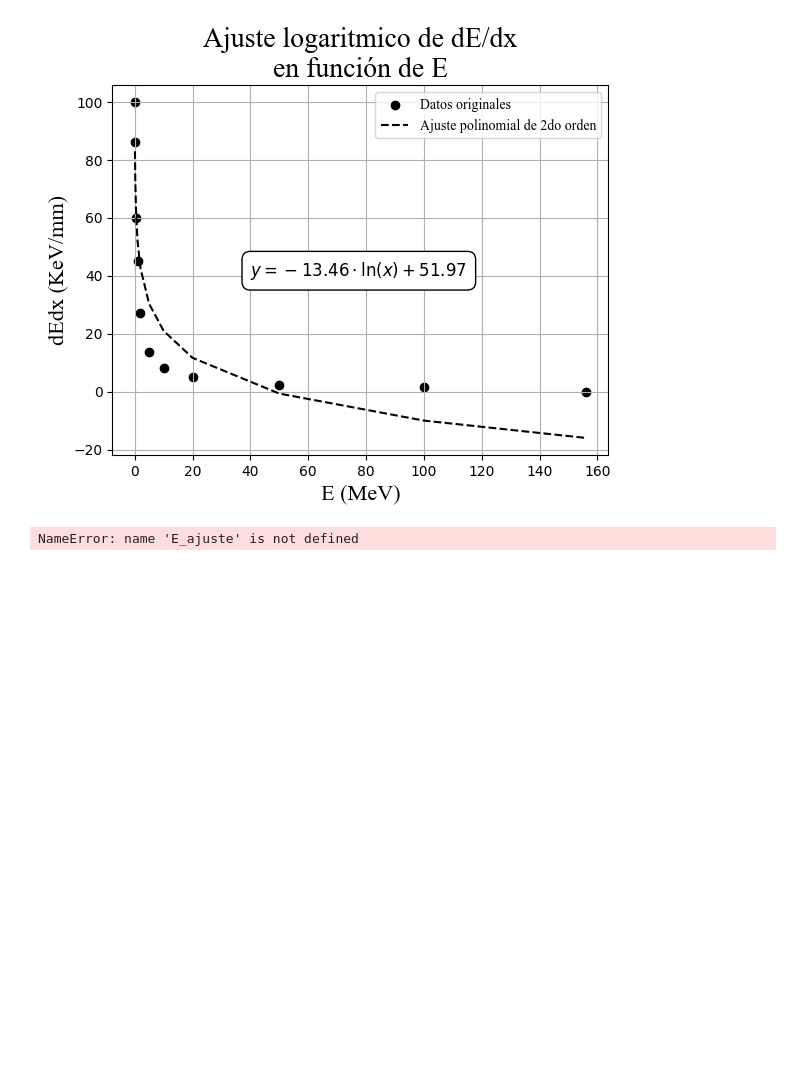
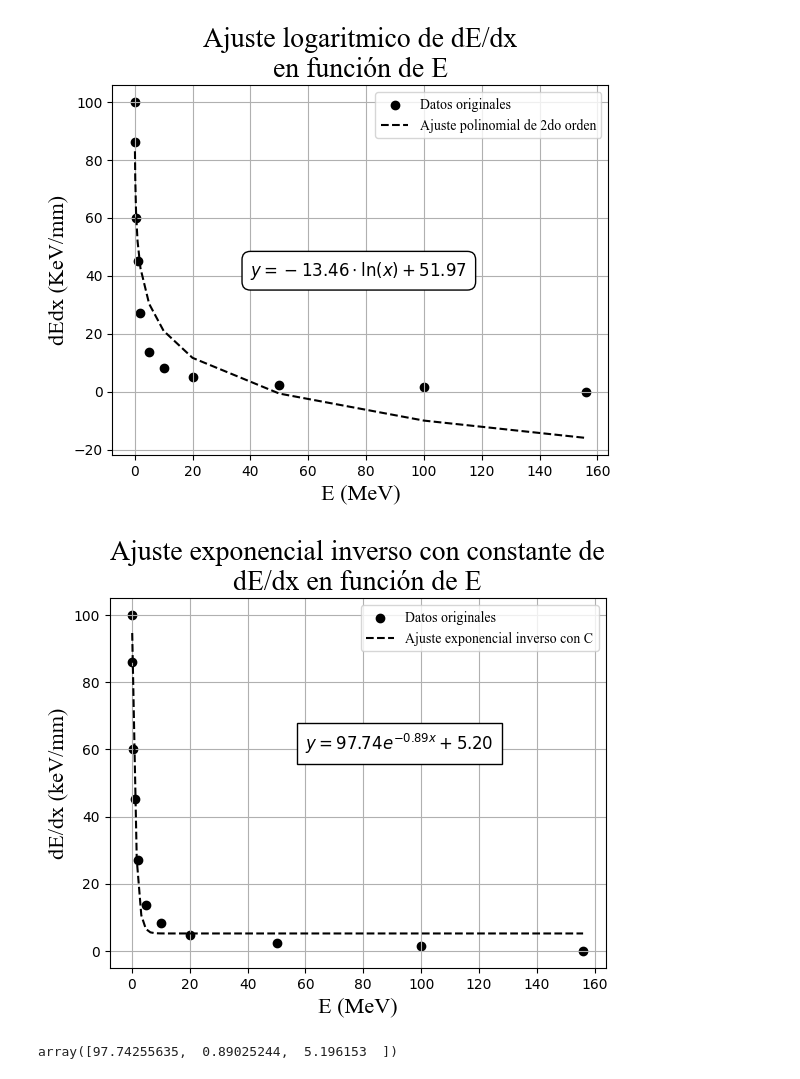
Before and after one commit to karemjruiano/Detectores_de_particulas, a Jupyter notebook: Tarea_2_a.ipynb, the cells around one changed output. Drawn from its saved outputs; the diff is of its cells as text; code cells hidden in the pictures; blank space fills up the shorter version.

```diff
--- a/Tarea_2_a.ipynb
+++ b/Tarea_2_a.ipynb
@@ -101,31 +102,34 @@ plt.show()
 def exponencial_inversa_con_c(x, a, b, c):
     return a / np.exp(b * x) + c
 
 # Realizar el ajuste con la constante C
 parametros, covarianza = curve_fit(exponencial_inversa_con_c, E, dEdx)
+E_ajuste = np.linspace(min(E), max(E), 100)
+dEdx_ajuste = exponencial_inversa_con_c(E_ajuste, *parametros)
 
 # Generar valores ajustados para el gráfico
 dEdx_ajuste = exponencial_inversa_con_c(E_ajuste, *parametros)
 
 # Graficar los datos originales y el ajuste exponencial inverso con constante
 plt.scatter(E, dEdx, label='Datos originales', color='black')
 plt.plot(E_ajuste, dEdx_ajuste, '--', label='Ajuste exponencial inverso con C', color='black')
 # Mostrar la ecuación del ajuste en la gráfica
 a, b, c = parametros
 plt.text(60, 60, f'$y = {a:.2f} e^{{-{b:.2f} x}} + {c:.2f}$', fontsize=12, color='black', bbox=dict(facecolor='white', edgecolor='black', boxstyle='square,pad=0.5'))
 
 # Configurar el gráfico
 plt.xlabel('E (MeV)', fontsize=16, fontname='Times New Roman', color='black')
 plt.ylabel('dE/dx (keV/mm)', fontsize=16, fontname='Times New Roman')
 plt.title('Ajuste exponencial inverso con constante de\ndE/dx en función de E', fontsize=20, fontname='Times New Roman')
 plt.legend(fontsize=14, prop={'family': 'Times New Roman'})
 plt.grid(True)
 plt.savefig("exponencial")
 
 # Mostrar el gráfico
 plt.show()
 
 # Mostrar los parámetros del ajuste
 parametros
 # %% [output]
+[figure, added]
-NameError: name 'E_ajuste' is not defined
+array([97.74255635,  0.89025244,  5.196153  ])
```
Also changed, not shown: parts of 1 cell of this notebook.
